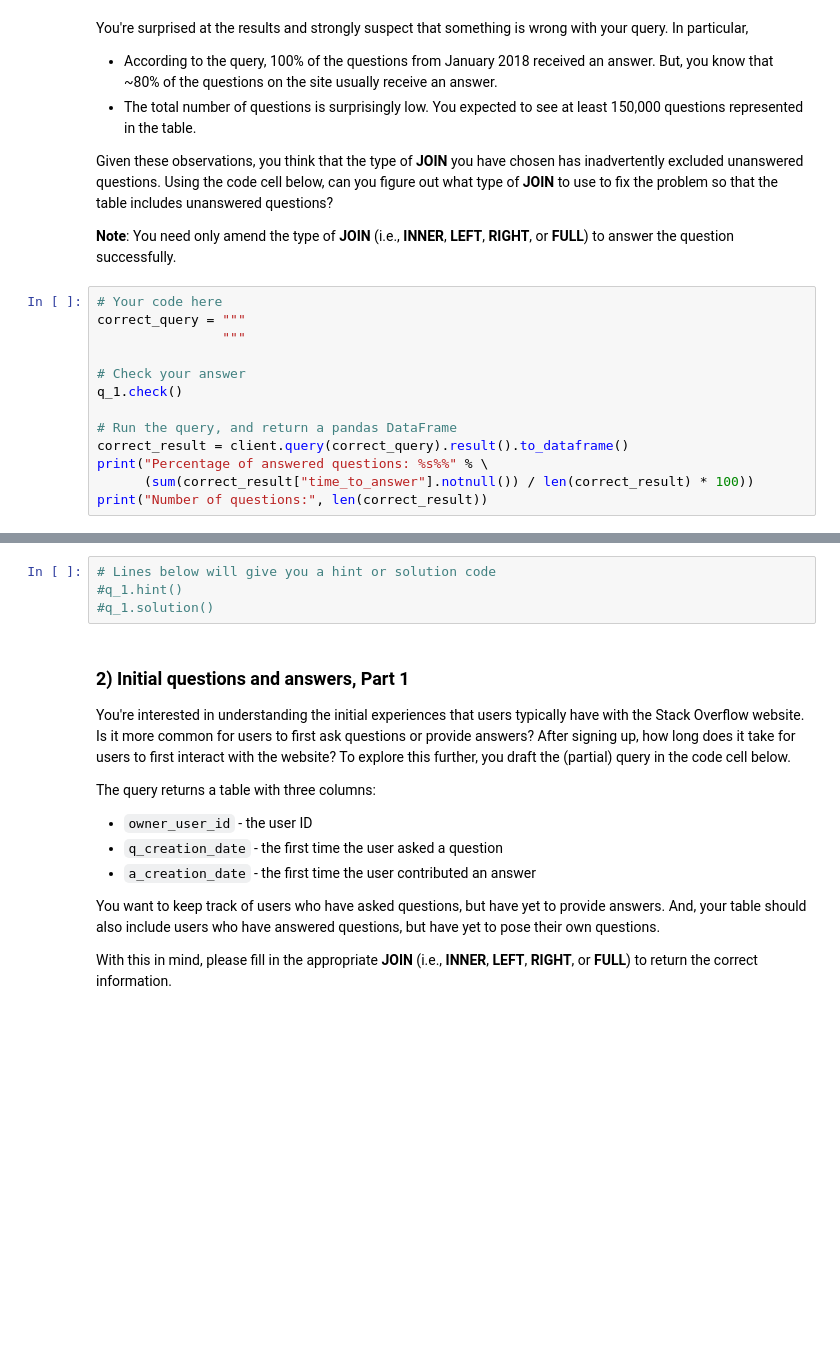
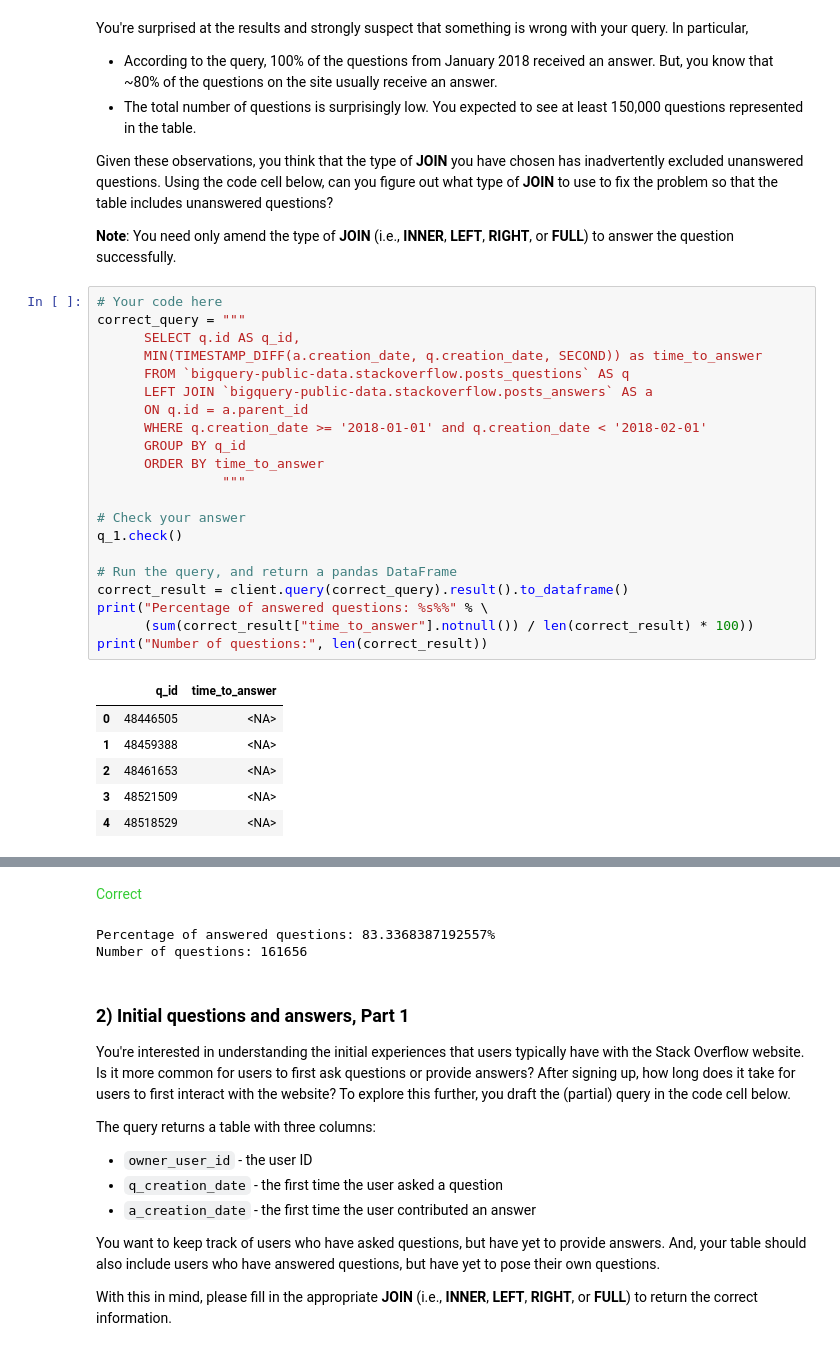
Before and after one commit to acasasis-dev/kaggle, a Jupyter notebook: advanced-sql/01-joins-and-unions/exercise/exercise-joins-and-unions.ipynb, the cells around one changed output, grey strips where cells are left out. Cells and saved outputs as stored; diff of their text form; blank space fills up the shorter version.

```diff
--- a/advanced-sql/01-joins-and-unions/exercise/exercise-joins-and-unions.ipynb
+++ b/advanced-sql/01-joins-and-unions/exercise/exercise-joins-and-unions.ipynb
@@ -89,13 +117,28 @@ Given these observations, you think that the type of **JOIN** you have chosen ha
 # %%
 # Your code here
 correct_query = """
+      SELECT q.id AS q_id,
+      MIN(TIMESTAMP_DIFF(a.creation_date, q.creation_date, SECOND)) as time_to_answer
+      FROM `bigquery-public-data.stackoverflow.posts_questions` AS q
+      LEFT JOIN `bigquery-public-data.stackoverflow.posts_answers` AS a
+      ON q.id = a.parent_id
+      WHERE q.creation_date >= '2018-01-01' and q.creation_date < '2018-02-01'
+      GROUP BY q_id
+      ORDER BY time_to_answer
                 """
 
 # Check your answer
 q_1.check()
 
 # Run the query, and return a pandas DataFrame
 correct_result = client.query(correct_query).result().to_dataframe()
 print("Percentage of answered questions: %s%%" % \
       (sum(correct_result["time_to_answer"].notnull()) / len(correct_result) * 100))
 print("Number of questions:", len(correct_result))
+# %% [output]
+|  | q_id | time_to_answer |
+| 0 | 48446505 | <NA> |
+| 1 | 48459388 | <NA> |
+| 2 | 48461653 | <NA> |
+| 3 | 48521509 | <NA> |
+| 4 | 48518529 | <NA> |
@@ -102,7 +146,6 @@ print("Number of questions:", len(correct_result))
+<span style="color:#33cc33">Correct</span>
+Percentage of answered questions: 83.3368387192557%
+Number of questions: 161656
-# %%
-# Lines below will give you a hint or solution code
-#q_1.hint()
-#q_1.solution()
 # %% [markdown]
 ### 2) Initial questions and answers, Part 1
 
```
Also changed, not shown: parts of 13 cells of this notebook.
